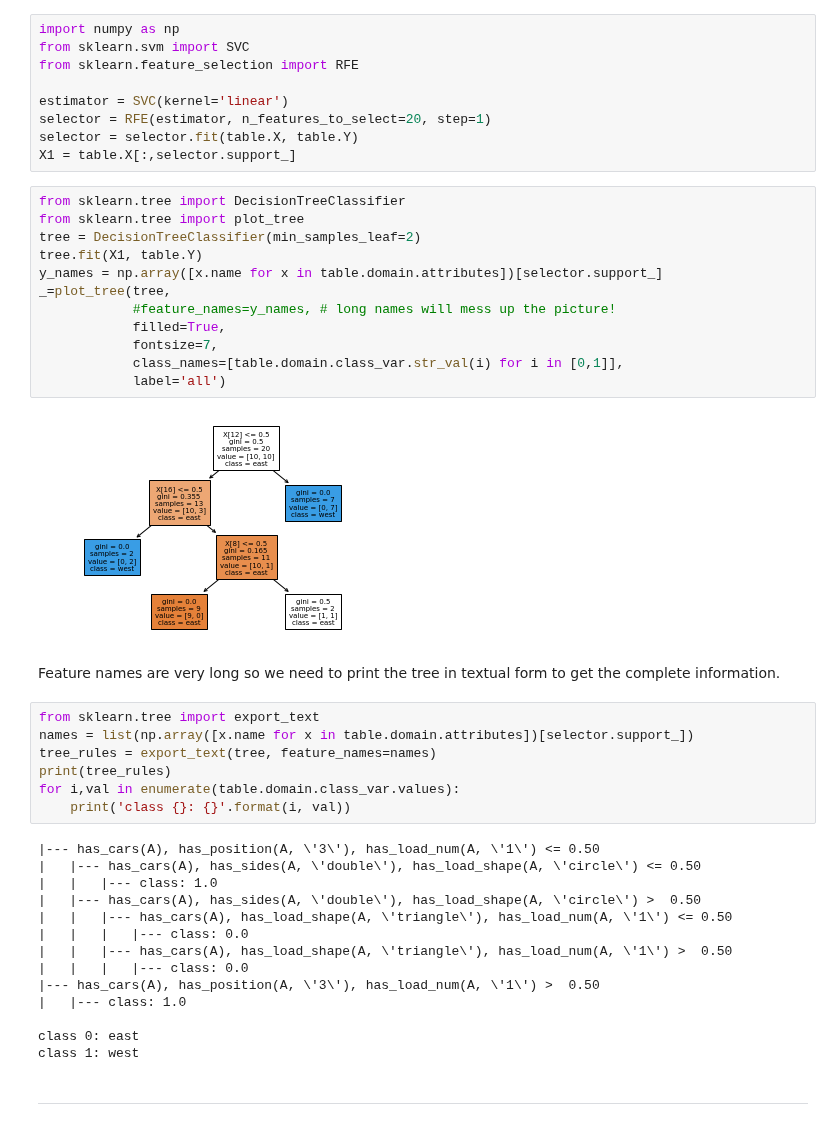
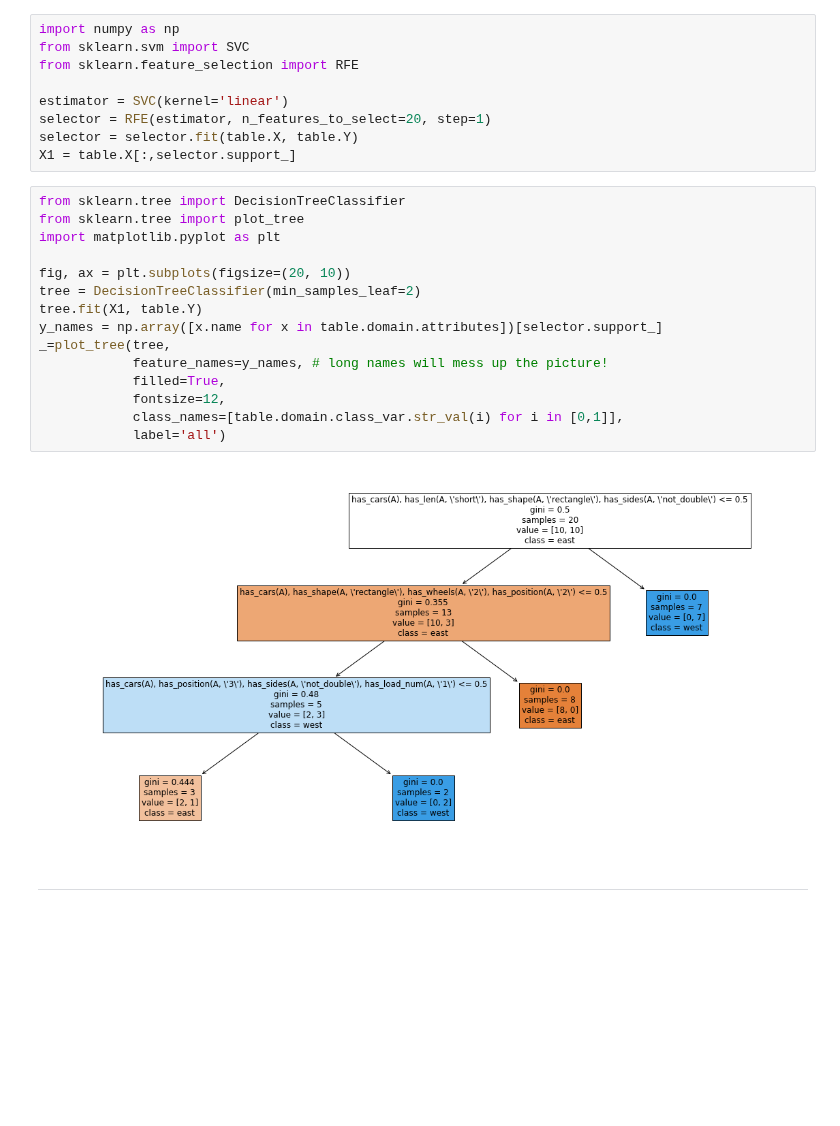
Before and after one commit to vpodpecan/representation_learning, a Jupyter notebook: Chapter4/python-rdm.ipynb, the cells around one changed output. Cells and saved outputs as stored; diff of their text form; blank space fills up the shorter version.

Commit message:
printed a bigger picture of the decision tree and removed text output

```diff
--- a/Chapter4/python-rdm.ipynb
+++ b/Chapter4/python-rdm.ipynb
@@ -150,40 +150,20 @@ X1 = table.X[:,selector.support_]
 # %%
 from sklearn.tree import DecisionTreeClassifier
 from sklearn.tree import plot_tree
+import matplotlib.pyplot as plt
+
+fig, ax = plt.subplots(figsize=(20, 10))
 tree = DecisionTreeClassifier(min_samples_leaf=2)
 tree.fit(X1, table.Y)
 y_names = np.array([x.name for x in table.domain.attributes])[selector.support_]
 _=plot_tree(tree,
-            #feature_names=y_names, # long names will mess up the picture!
+            feature_names=y_names, # long names will mess up the picture!
             filled=True,
-            fontsize=7,
+            fontsize=12,
             class_names=[table.domain.class_var.str_val(i) for i in [0,1]],
             label='all')
 # %% [output]
-[figure, old version]
+[figure, new version]
-# %% [markdown]
-Feature names are very long so we need to print the tree in textual form to get the complete information.
-# %%
-from sklearn.tree import export_text
-names = list(np.array([x.name for x in table.domain.attributes])[selector.support_])
-tree_rules = export_text(tree, feature_names=names)
-print(tree_rules)
-for i,val in enumerate(table.domain.class_var.values):
-    print('class {}: {}'.format(i, val))
-# %% [output]
-|--- has_cars(A), has_position(A, \'3\'), has_load_num(A, \'1\') <= 0.50
-|   |--- has_cars(A), has_sides(A, \'double\'), has_load_shape(A, \'circle\') <= 0.50
-|   |   |--- class: 1.0
-|   |--- has_cars(A), has_sides(A, \'double\'), has_load_shape(A, \'circle\') >  0.50
-|   |   |--- has_cars(A), has_load_shape(A, \'triangle\'), has_load_num(A, \'1\') <= 0.50
-|   |   |   |--- class: 0.0
-|   |   |--- has_cars(A), has_load_shape(A, \'triangle\'), has_load_num(A, \'1\') >  0.50
-|   |   |   |--- class: 0.0
-|--- has_cars(A), has_position(A, \'3\'), has_load_num(A, \'1\') >  0.50
-|   |--- class: 1.0
-
-class 0: east
-class 1: west
 # %% [markdown]
 ---
 # %% [markdown]
```
Also changed, not shown: parts of 1 cell of this notebook.
